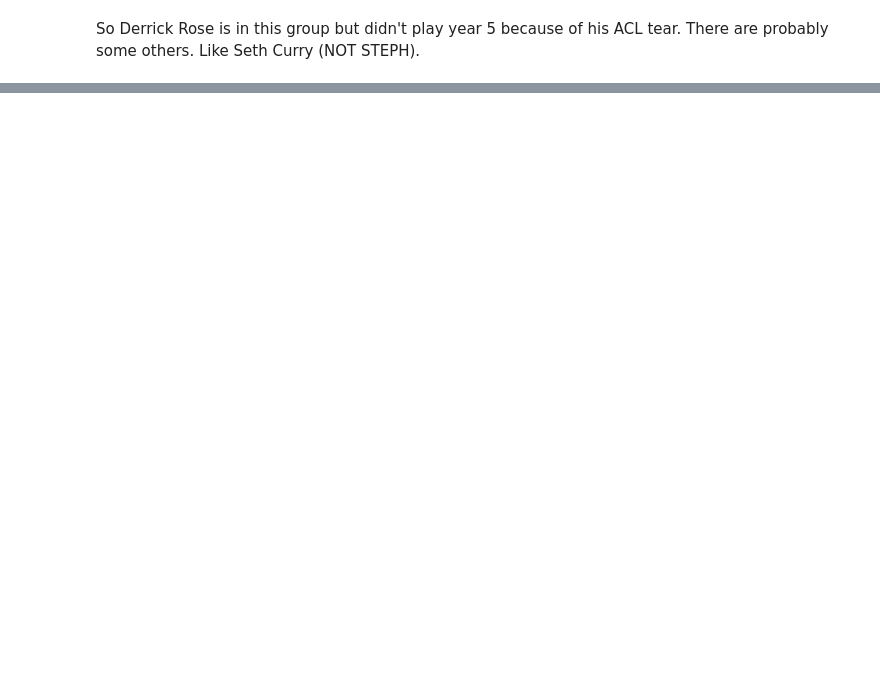
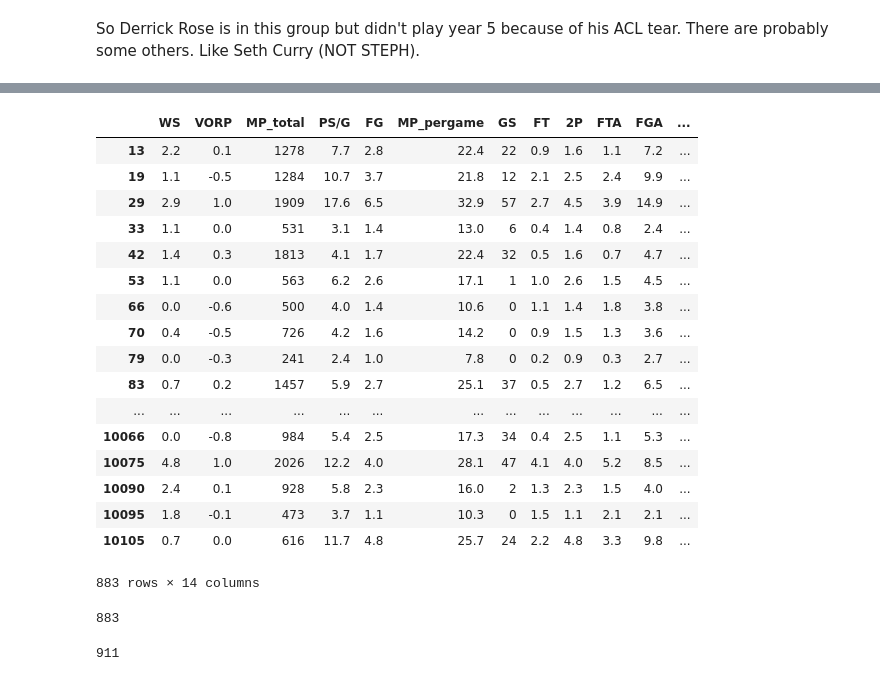
Before and after one commit to KirkAVoss/kv-capstone, a Jupyter notebook: NBAwinshare/Day3_work.ipynb, the cells around one changed output, grey strips where cells are left out. Drawn from its saved outputs; the diff is of its cells as text; code cells hidden in the pictures; blank space fills up the shorter version.

```diff
--- a/NBAwinshare/Day3_work.ipynb
+++ b/NBAwinshare/Day3_work.ipynb
@@ -194,0 +253,21 @@ to_predict_dataframe = to_predict.append(pd.DataFrame(rows_to_add, columns = ['P
+# %%
+onlyfouryears[statstokeep]
+# %% [output]
+|  | WS | VORP | MP_total | PS/G | FG | MP_pergame | GS | FT | 2P | FTA | FGA | ... |
+| 13 | 2.2 | 0.1 | 1278 | 7.7 | 2.8 | 22.4 | 22 | 0.9 | 1.6 | 1.1 | 7.2 | ... |
+| 19 | 1.1 | -0.5 | 1284 | 10.7 | 3.7 | 21.8 | 12 | 2.1 | 2.5 | 2.4 | 9.9 | ... |
+| 29 | 2.9 | 1.0 | 1909 | 17.6 | 6.5 | 32.9 | 57 | 2.7 | 4.5 | 3.9 | 14.9 | ... |
+| 33 | 1.1 | 0.0 | 531 | 3.1 | 1.4 | 13.0 | 6 | 0.4 | 1.4 | 0.8 | 2.4 | ... |
+| 42 | 1.4 | 0.3 | 1813 | 4.1 | 1.7 | 22.4 | 32 | 0.5 | 1.6 | 0.7 | 4.7 | ... |
+| 53 | 1.1 | 0.0 | 563 | 6.2 | 2.6 | 17.1 | 1 | 1.0 | 2.6 | 1.5 | 4.5 | ... |
+| 66 | 0.0 | -0.6 | 500 | 4.0 | 1.4 | 10.6 | 0 | 1.1 | 1.4 | 1.8 | 3.8 | ... |
+| 70 | 0.4 | -0.5 | 726 | 4.2 | 1.6 | 14.2 | 0 | 0.9 | 1.5 | 1.3 | 3.6 | ... |
+| 79 | 0.0 | -0.3 | 241 | 2.4 | 1.0 | 7.8 | 0 | 0.2 | 0.9 | 0.3 | 2.7 | ... |
+| 83 | 0.7 | 0.2 | 1457 | 5.9 | 2.7 | 25.1 | 37 | 0.5 | 2.7 | 1.2 | 6.5 | ... |
+| ... | ... | ... | ... | ... | ... | ... | ... | ... | ... | ... | ... | ... |
+| 10066 | 0.0 | -0.8 | 984 | 5.4 | 2.5 | 17.3 | 34 | 0.4 | 2.5 | 1.1 | 5.3 | ... |
+| 10075 | 4.8 | 1.0 | 2026 | 12.2 | 4.0 | 28.1 | 47 | 4.1 | 4.0 | 5.2 | 8.5 | ... |
+| 10090 | 2.4 | 0.1 | 928 | 5.8 | 2.3 | 16.0 | 2 | 1.3 | 2.3 | 1.5 | 4.0 | ... |
+| 10095 | 1.8 | -0.1 | 473 | 3.7 | 1.1 | 10.3 | 0 | 1.5 | 1.1 | 2.1 | 2.1 | ... |
+| 10105 | 0.7 | 0.0 | 616 | 11.7 | 4.8 | 25.7 | 24 | 2.2 | 4.8 | 3.3 | 9.8 | ... |
+883 rows × 14 columns
@@ -194,0 +280,8 @@ to_predict_dataframe = to_predict.append(pd.DataFrame(rows_to_add, columns = ['P
+# %%
+len(onlyfouryears)
+# %% [output]
+883
+# %%
+len(to_predict_dataframe)
+# %% [output]
+911
```
Also changed, not shown: parts of 21 cells of this notebook.
